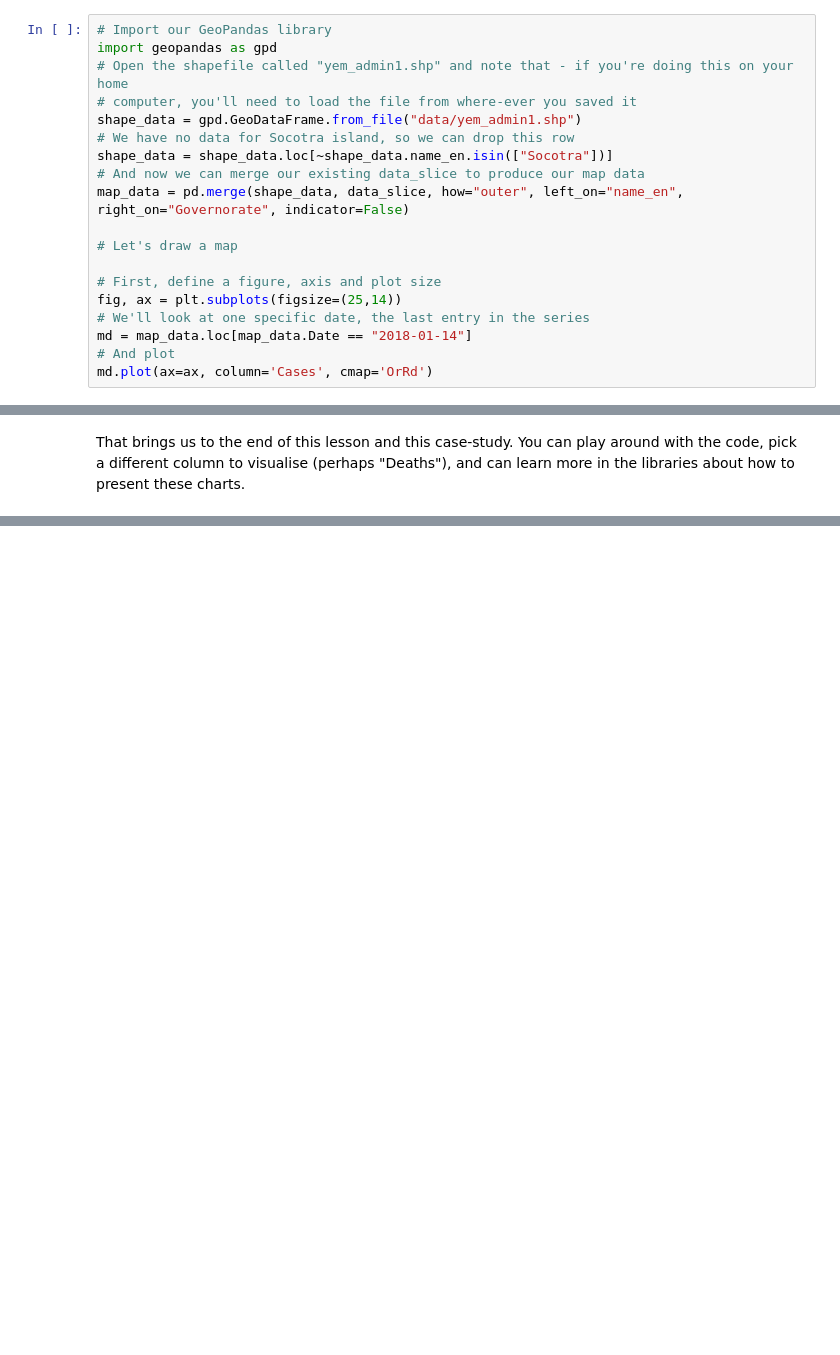
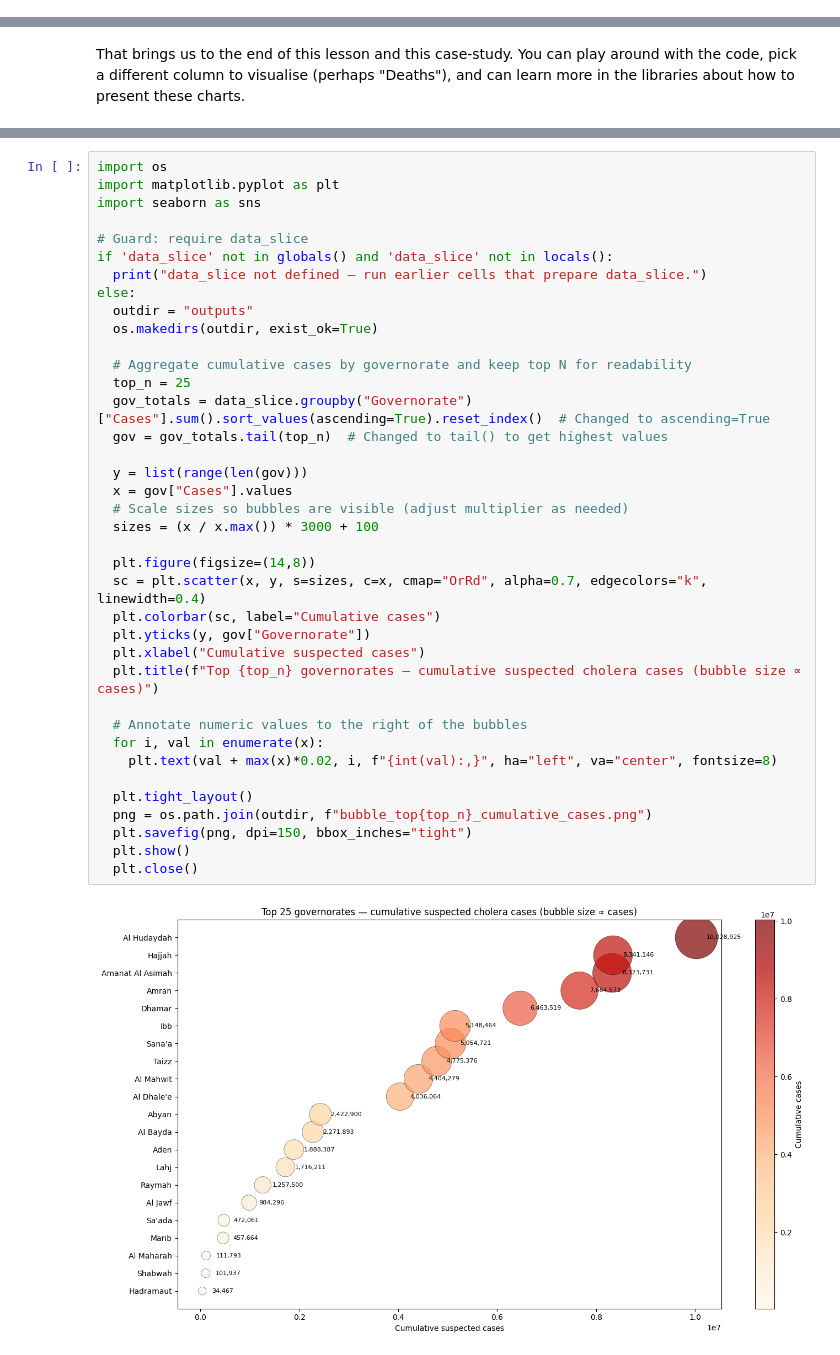
Before and after one commit to vKenjo/3.3-data-vis, a Jupyter notebook: Case-Data Storytelling.ipynb, the cells around one changed output, grey strips where cells are left out. Saved outputs shown, nothing was run; the diff lists cells and outputs as text; blank space fills up the shorter version.

```diff
--- a/Case-Data Storytelling.ipynb
+++ b/Case-Data Storytelling.ipynb
@@ -582,22 +587,3 @@ To draw a map we need a [shapefile](http://wiki.openstreetmap.org/wiki/Shapefile
 HDX has exactly what we need as [_Yemen - Administrative Boundaries_](https://data.humdata.org/dataset/yemen-admin-boundaries). Download the shapefile [zip files](https://data.humdata.org/dataset/6b2656e2-b915-4671-bfed-468d5edcd80a/resource/1574d33c-c002-4294-a7c4-89433728c9b3/download/yemen_admin_20171007_shape.zip) to a folder and unzip all the files.
 
 Now we're going to create a GeoPandas dataframe to open the shapefile, and then join this dataframe to our existing data so that we can draw maps.
-# %%
-# Import our GeoPandas library
-import geopandas as gpd
-# Open the shapefile called "yem_admin1.shp" and note that - if you're doing this on your home
-# computer, you'll need to load the file from where-ever you saved it
-shape_data = gpd.GeoDataFrame.from_file("data/yem_admin1.shp")
-# We have no data for Socotra island, so we can drop this row
-shape_data = shape_data.loc[~shape_data.name_en.isin(["Socotra"])]
-# And now we can merge our existing data_slice to produce our map data
-map_data = pd.merge(shape_data, data_slice, how="outer", left_on="name_en", right_on="Governorate", indicator=False)
-
-# Let's draw a map
-
-# First, define a figure, axis and plot size
-fig, ax = plt.subplots(figsize=(25,14))
-# We'll look at one specific date, the last entry in the series
-md = map_data.loc[map_data.Date == "2018-01-14"]
-# And plot
-md.plot(ax=ax, column='Cases', cmap='OrRd')
@@ -817,3 +795,43 @@ Passing `palette` without assigning `hue` is deprecated and will be removed in v
   sns.barplot(data=top10, x="Cases", y="Governorate", palette="OrRd")
 Outputs written to: outputs
 Files: ['agg_timeseries.png', 'small_multiples_top25.png', 'top10_lastdate.png', 'Yemen_Cholera_Brief.pdf']
+# %%
+import os
+import matplotlib.pyplot as plt
+import seaborn as sns
+
+# Guard: require data_slice
+if 'data_slice' not in globals() and 'data_slice' not in locals():
+  print("data_slice not defined — run earlier cells that prepare data_slice.")
+else:
+  outdir = "outputs"
+  os.makedirs(outdir, exist_ok=True)
+
+  # Aggregate cumulative cases by governorate and keep top N for readability
+  top_n = 25
+  gov_totals = data_slice.groupby("Governorate")["Cases"].sum().sort_values(ascending=True).reset_index()  # Changed to ascending=True
+  gov = gov_totals.tail(top_n)  # Changed to tail() to get highest values
+
+  y = list(range(len(gov)))
+  x = gov["Cases"].values
+  # Scale sizes so bubbles are visible (adjust multiplier as needed)
+  sizes = (x / x.max()) * 3000 + 100
+
+  plt.figure(figsize=(14,8))
+  sc = plt.scatter(x, y, s=sizes, c=x, cmap="OrRd", alpha=0.7, edgecolors="k", linewidth=0.4)
+  plt.colorbar(sc, label="Cumulative cases")
+  plt.yticks(y, gov["Governorate"])
+  plt.xlabel("Cumulative suspected cases")
+  plt.title(f"Top {top_n} governorates — cumulative suspected cholera cases (bubble size ∝ cases)")
+
+  # Annotate numeric values to the right of the bubbles
+  for i, val in enumerate(x):
+    plt.text(val + max(x)*0.02, i, f"{int(val):,}", ha="left", va="center", fontsize=8)
+
+  plt.tight_layout()
+  png = os.path.join(outdir, f"bubble_top{top_n}_cumulative_cases.png")
+  plt.savefig(png, dpi=150, bbox_inches="tight")
+  plt.show()
+  plt.close()
+# %% [output]
+[figure, added]
```
Also changed, not shown: parts of 11 cells of this notebook, 2 other files.
